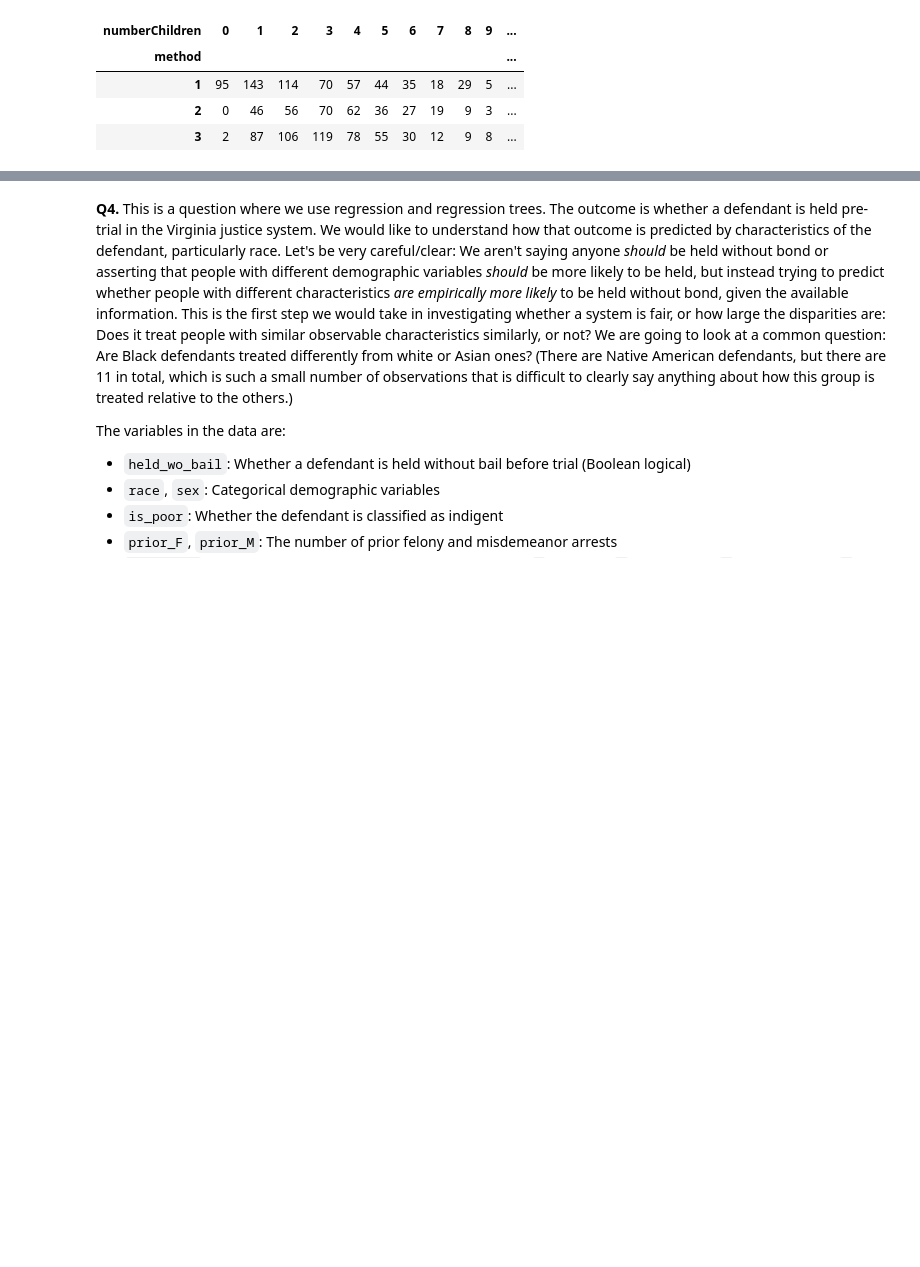
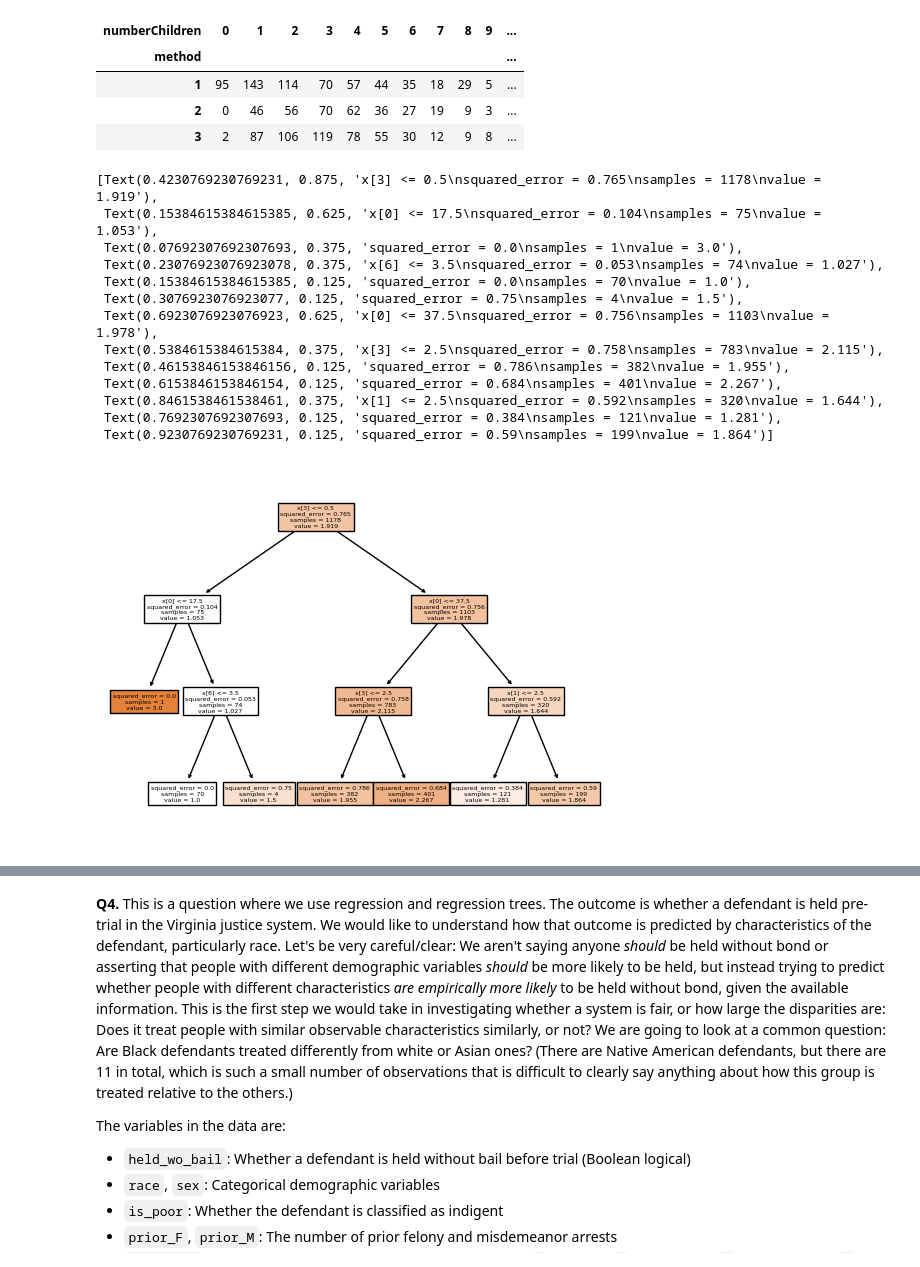
Before and after one commit to BAltenburger/assignment4, a Jupyter notebook: assignment4.ipynb, the cells around one changed output, grey strips where cells are left out. Saved outputs shown, nothing was run; the diff lists cells and outputs as text; code cells hidden in the pictures; blank space fills up the shorter version.

```diff
--- a/assignment4.ipynb
+++ b/assignment4.ipynb
@@ -420,9 +426,36 @@ pd.crosstab(df['method'], [df['numberChildren']])
 # points than the other birth control levels. I think this evidence suggest that no birth control couples tend
 # to have more kids
 # %%
-y = df['numberChildren']
-X = df.drop(columns = ['numberChildren'])
+y = df['method']
+X = df.drop(['method','Unnamed: 0'], axis=1)
 from sklearn.model_selection import train_test_split
 X_train, X_test, y_train, y_test = train_test_split(X,y,test_size=.2,random_state =100)
 # %%
-# start question 3
+from sklearn import tree
+cart = tree.DecisionTreeRegressor(max_depth =3)
+cart = cart.fit(X_train, y_train)
+tree.plot_tree(cart,filled=True)
+# I had to adjust the max_depth so I could read the final depth of the tree.
+# The 3 variables that were the split at the bottom where spouse_occupation (husband occupation),
+# age (wife's age), and number of children
+# On the face, these seem like very important variables that would contribute to if a couple uses birth control
+# Often, the husbands occupation is the bread winner so that can be a good indication of the couple's wealth, if a couple has access to contraception
+# The wife's age and current number of children could also greatly influence if a couple wants to use birth control
+
+# Using the regressor is wrong, because even though these are numerical values, they are all cateogrical
+# All of the split values are decimals which is not correct because decimal values are not possible with this data set
+# %% [output]
+[Text(0.4230769230769231, 0.875, 'x[3] <= 0.5\nsquared_error = 0.765\nsamples = 1178\nvalue = 1.919'),
+ Text(0.15384615384615385, 0.625, 'x[0] <= 17.5\nsquared_error = 0.104\nsamples = 75\nvalue = 1.053'),
+ Text(0.07692307692307693, 0.375, 'squared_error = 0.0\nsamples = 1\nvalue = 3.0'),
+ Text(0.23076923076923078, 0.375, 'x[6] <= 3.5\nsquared_error = 0.053\nsamples = 74\nvalue = 1.027'),
+ Text(0.15384615384615385, 0.125, 'squared_error = 0.0\nsamples = 70\nvalue = 1.0'),
+ Text(0.3076923076923077, 0.125, 'squared_error = 0.75\nsamples = 4\nvalue = 1.5'),
+ Text(0.6923076923076923, 0.625, 'x[0] <= 37.5\nsquared_error = 0.756\nsamples = 1103\nvalue = 1.978'),
+ Text(0.5384615384615384, 0.375, 'x[3] <= 2.5\nsquared_error = 0.758\nsamples = 783\nvalue = 2.115'),
+ Text(0.46153846153846156, 0.125, 'squared_error = 0.786\nsamples = 382\nvalue = 1.955'),
+ Text(0.6153846153846154, 0.125, 'squared_error = 0.684\nsamples = 401\nvalue = 2.267'),
+ Text(0.8461538461538461, 0.375, 'x[1] <= 2.5\nsquared_error = 0.592\nsamples = 320\nvalue = 1.644'),
+ Text(0.7692307692307693, 0.125, 'squared_error = 0.384\nsamples = 121\nvalue = 1.281'),
+ Text(0.9230769230769231, 0.125, 'squared_error = 0.59\nsamples = 199\nvalue = 1.864')]
+[figure, added]
```
Also changed, not shown: parts of 3 cells of this notebook.
